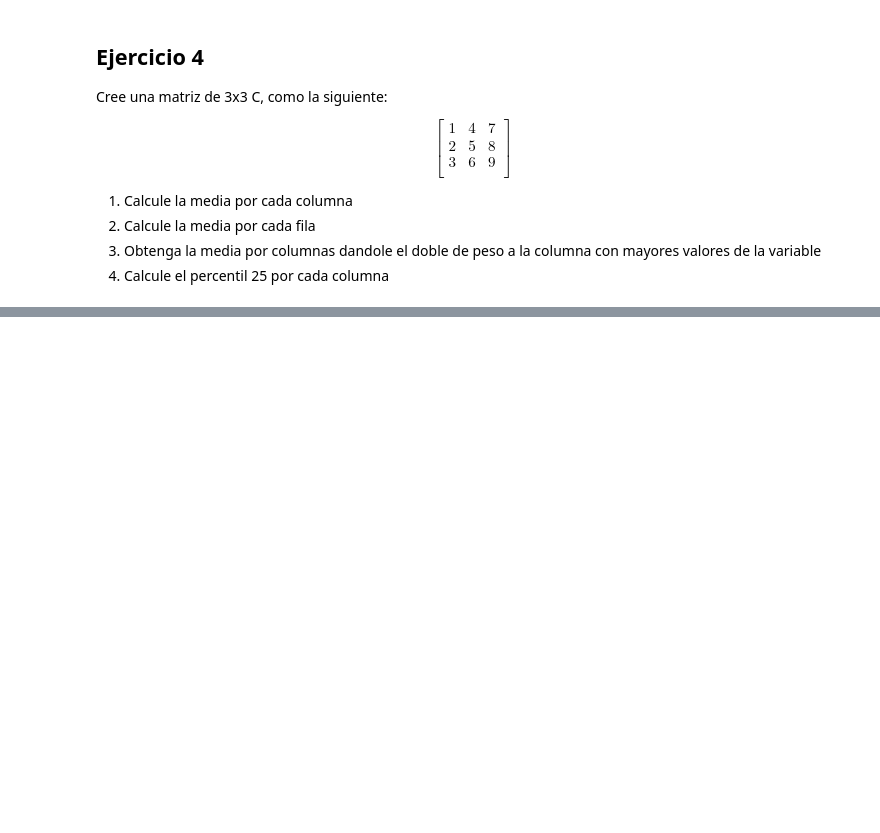
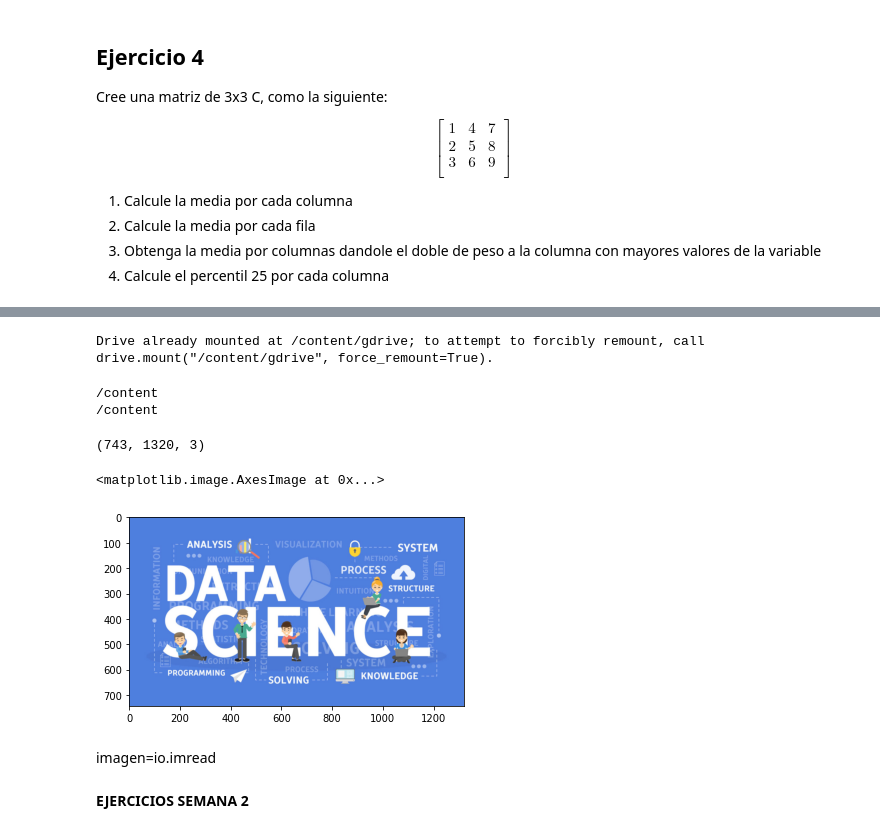
Before and after one commit to Sonchecho/DataScience300, a Jupyter notebook: Ejercicios_semana_1.ipynb, the cells around one changed output, grey strips where cells are left out. Cells and saved outputs as stored; diff of their text form; code cells hidden in the pictures; blank space fills up the shorter version.

```diff
--- a/Ejercicios_semana_1.ipynb
+++ b/Ejercicios_semana_1.ipynb
@@ -155,0 +161,13 @@ punto 4
+# %%
+from google.colab import drive
+import os
+drive.mount('/content/gdrive')
+# %% [output]
+Drive already mounted at /content/gdrive; to attempt to forcibly remount, call drive.mount("/content/gdrive", force_remount=True).
+# %%
+import os
+print(os.getcwd())
+print(os.getcwd())
+# %% [output]
+/content
+/content
@@ -155,0 +176,17 @@ punto 4
+# %%
+dataimagen=io.imread('/content/gdrive/MyDrive/Bootcamp semana 1 python /Bootcamp  python /Semana 1 PYTHON /data_science.jpg')
+# %%
+imagen.shape
+# %% [output]
+(743, 1320, 3)
+# %%
+import matplotlib.pyplot as plt
+%matplotlib inline
+plt.imshow(dataimagen)
+# %% [output]
+<matplotlib.image.AxesImage at 0x...>
+[figure, added]
+# %% [markdown]
+imagen=io.imread
+# %% [markdown]
+**EJERCICIOS SEMANA 2**
```
Also changed, not shown: parts of 9 cells of this notebook.
